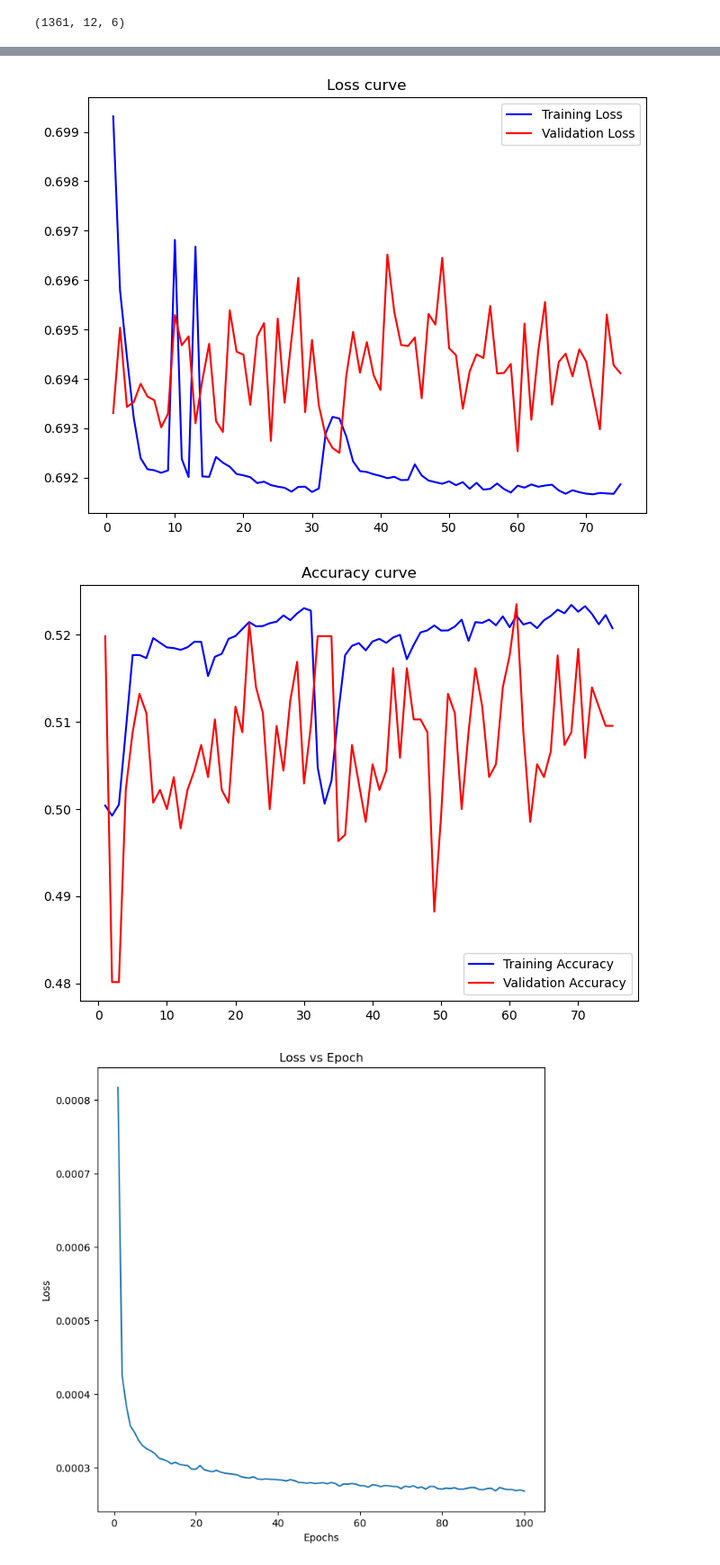
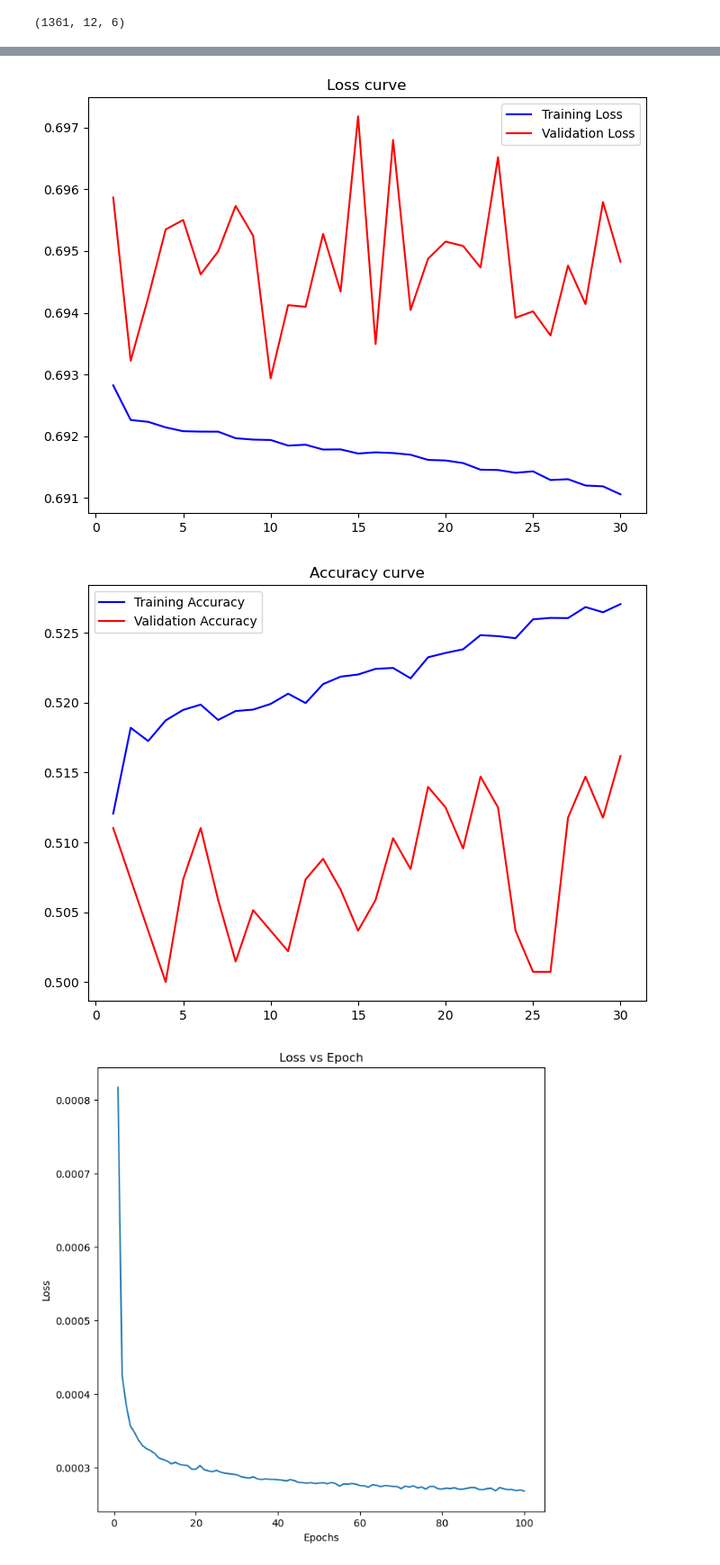
Before and after one commit to Farzad-ES/Crypto-Price-Forecasting, a Jupyter notebook: Time Series Forecaster.ipynb, the cells around one changed output, grey strips where cells are left out. Shown at 90% size. Cells and saved outputs as stored; diff of their text form; code cells hidden in the pictures.

Commit message:
Some changes have been made in order to make LSTM classification model better

```diff
--- a/Time Series Forecaster.ipynb
+++ b/Time Series Forecaster.ipynb
@@ -219,3 +243,14 @@ lstm_model.compile(optimizer='adam', loss='binary_crossentropy', metrics=['accur
+# %%
+lstm_model=tf.keras.Sequential()
+lstm_model.add(tf.keras.layers.LSTM(units=128, return_sequences=True, input_shape=(X_train.shape[1], X_train.shape[2])))
+lstm_model.add(tf.keras.layers.Dropout(rate=0.4))
+lstm_model.add(tf.keras.layers.LSTM(units=128, return_sequences=True))
+lstm_model.add(tf.keras.layers.Dropout(rate=0.4))
+lstm_model.add(tf.keras.layers.LSTM(units=128, return_sequences=False))
+lstm_model.add(tf.keras.layers.Dropout(rate=0.4))
+lstm_model.add(tf.keras.layers.Dense(units=1, activation='sigmoid'))
+
+lstm_model.compile(loss='binary_crossentropy', optimizer='Adam', metrics=['accuracy'])
 # %%
 lstm_model.summary()
 # %% [output]
@@ -250,5 +285,5 @@ X_test.shape
 # %% [output]
 (1361, 12, 6)
 # %%
-training_history=lstm_model.fit(X_train, y_train, epochs=75, batch_size=30, validation_data=(X_validation, y_validation))
+training_history=lstm_model.fit(X_train, y_train, epochs=30, batch_size=32, validation_data=(X_validation, y_validation))
 # %% [output]
@@ -273,21 +307,21 @@ KeyboardInterrupt:
 # %%
 plt.figure(figsize=(8,6))
 plt.title('Loss curve')
-plt.plot(range(1,76), training_history.history['loss'], color='blue', label='Training Loss')
-plt.plot(range(1,76), training_history.history['val_loss'], color='red', label='Validation Loss')
+plt.plot(range(1,31), training_history.history['loss'], color='blue', label='Training Loss')
+plt.plot(range(1,31), training_history.history['val_loss'], color='red', label='Validation Loss')
 plt.legend()
 plt.show()
 # %% [output]
-[figure, old version]
+[figure, new version]
 # %%
 plt.figure(figsize=(8,6))
 plt.title('Accuracy curve')
-plt.plot(range(1,76), training_history.history['accuracy'], color='blue', label='Training Accuracy')
-plt.plot(range(1,76), training_history.history['val_accuracy'], color='red', label='Validation Accuracy')
+plt.plot(range(1,31), training_history.history['accuracy'], color='blue', label='Training Accuracy')
+plt.plot(range(1,31), training_history.history['val_accuracy'], color='red', label='Validation Accuracy')
 plt.legend()
 plt.show()
 # %% [output]
-[figure, old version]
+[figure, new version]
 # %%
 training_loss_values_lstm_classification=lstm_model.history.history['loss']
 training_accuracy_values_lstm_classification=lstm_model.history.history['accuracy']
```
Also changed, not shown: parts of 17 cells of this notebook, 7 other files.
